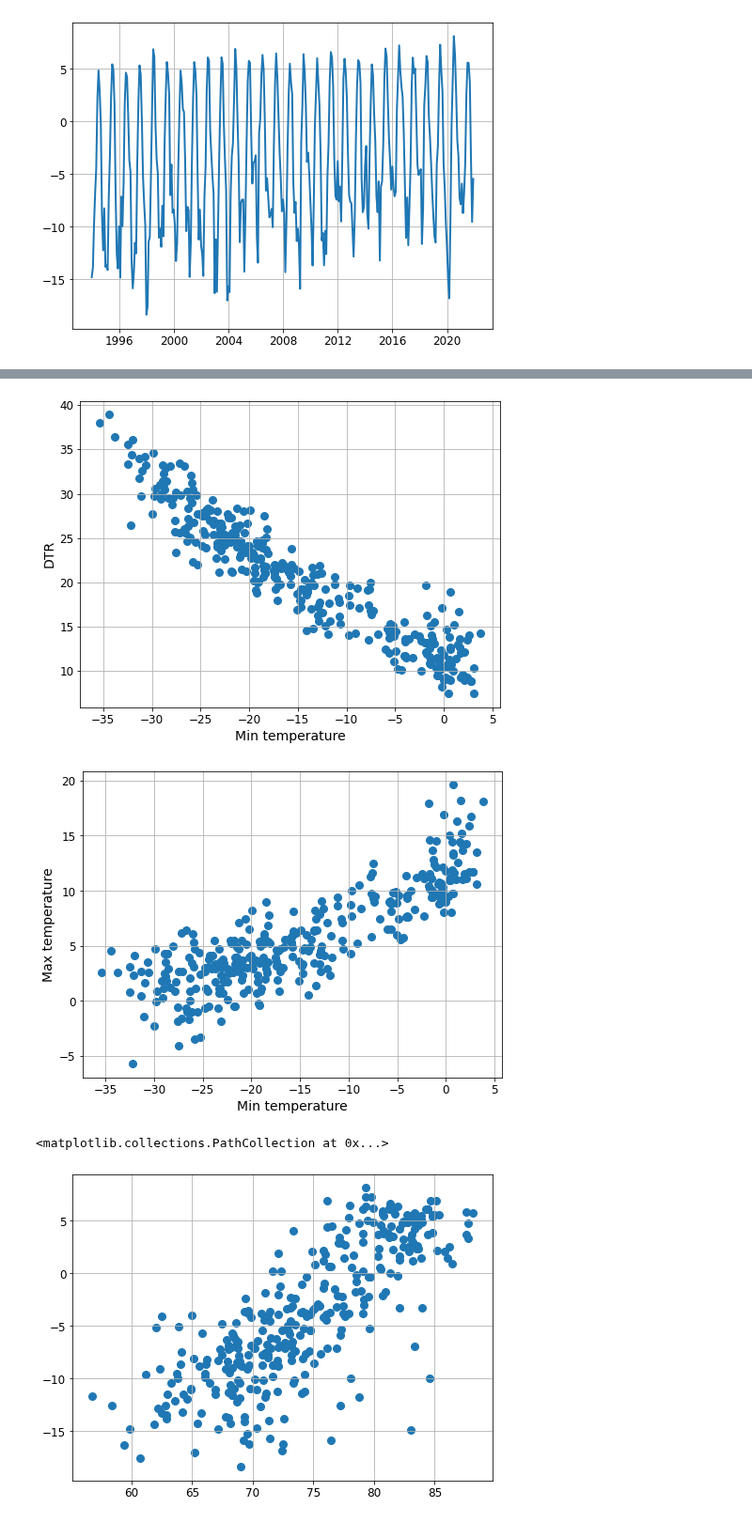
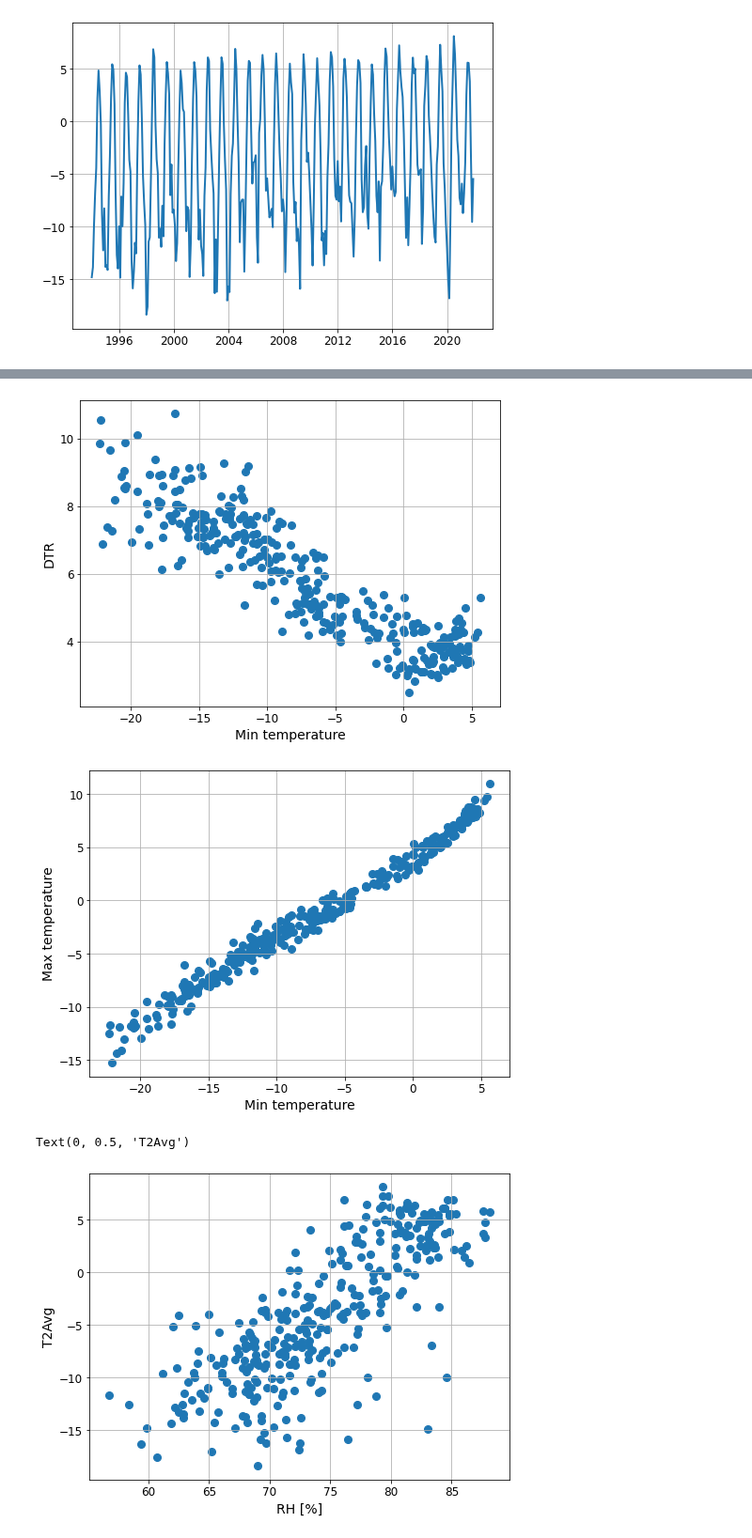
Before and after one commit to LeoausderDose/Praktikum_AWI, a Jupyter notebook: Spitzbergen/SB_Pandas.ipynb, the cells around one changed output, grey strips where cells are left out. Shown at 94% size. Cells and saved outputs as stored; diff of their text form; code cells hidden in the pictures.

```diff
--- a/Spitzbergen/SB_Pandas.ipynb
+++ b/Spitzbergen/SB_Pandas.ipynb
@@ -63,7 +63,7 @@ for year in range(1994,2022):
 # %%
 df_backup = df_all.copy()
 # %%
-#df_all = df_backup.copy()
+df_all = df_backup.copy()
 # %%
 
 df_all = df_all.drop(['Height [m]', 'T10 [°C] (average, Thermometer)', 'DD10 [deg] (average, Anemometer)', 'FF10 [m/s] (average, Anemometer)','DD2 [deg] (average, Anemometer)',
@@ -185,8 +179,8 @@ for year in range(1994, 2022):
 
         for i in range (1, 29):
             filtered_data_day = filtered_data[(filtered_data['Date/Time'] >=  start_date+ datetime.timedelta(days=i-1)) & (filtered_data['Date/Time'] < start_date+ datetime.timedelta(days=i))]
-            day_min = np.min(filtered_data['T2'])
-            day_max = np.max(filtered_data['T2'])
+            day_min = np.min(filtered_data_day['T2'])
+            day_max = np.max(filtered_data_day['T2'])
             day_min_month.append(day_min)
             day_max_month.append(day_max)
 
@@ -256,0 +229,13 @@ plt.scatter(df_years['Date'], df_years['DTR'])
+# %%
+df_month['month'] = df_month['Date'].dt.month
+
+# Initialize an empty dictionary to store sub DataFrames by month
+monthly_data = {}
+
+# Loop through each unique month
+for month in range(1, 13):
+    # Filter the DataFrame to get data for the current month
+    monthly_data[month] = df_month[df_month['month'] == month]
+
+# Now, monthly_data is a dictionary where each key represents a month (1 to 12),
+# and the corresponding value is a DataFrame containing data for that month.
@@ -293,7 +326,7 @@ plt.ylabel('DTR')
 
 plt.show()
 # %% [output]
-[figure, old version]
+[figure, new version]
 # %%
 plt.scatter(df_month['T2Min'], df_month['T2Max'])
 
@@ -303,9 +336,12 @@ plt.ylabel('Max temperature')
 
 plt.show()
 # %% [output]
-[figure, old version]
+[figure, new version]
 # %%
 plt.scatter(df_month['RH'], df_month['T2Avg'])
+
+plt.xlabel('RH [%]')
+plt.ylabel('T2Avg')
 # %% [output]
-<matplotlib.collections.PathCollection at 0x...>
+Text(0, 0.5, 'T2Avg')
-[figure, old version]
+[figure, new version]
```
Also changed, not shown: parts of 15 cells of this notebook, 12 other files.
